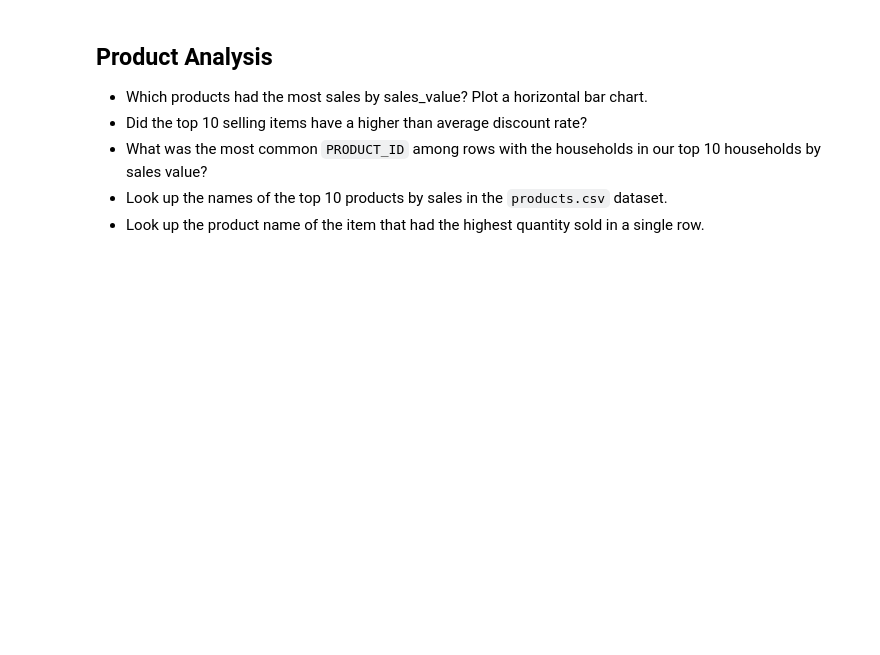
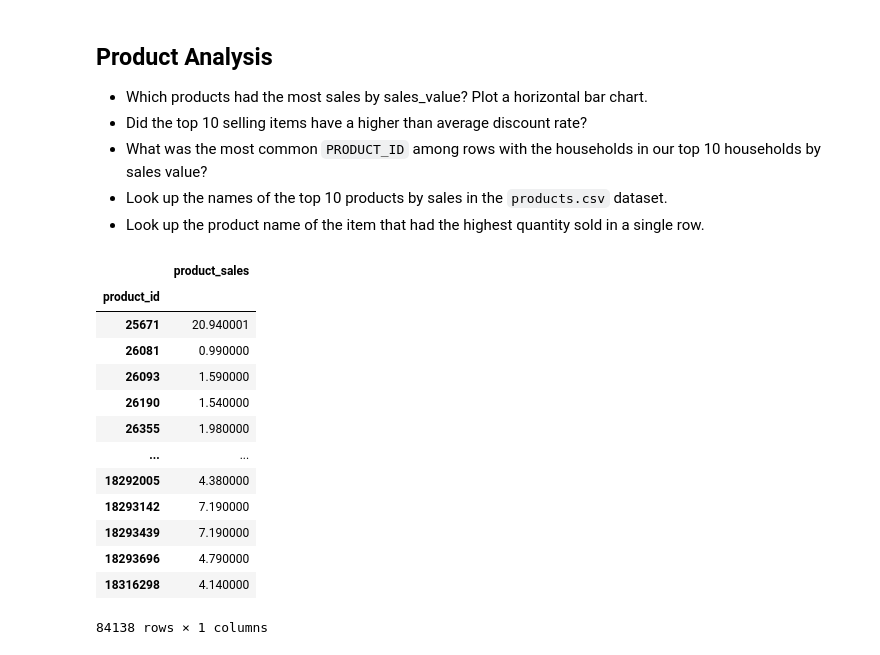
Before and after one commit to atsianis/Sales-Analysis-w-Pandas, a Jupyter notebook: section06_midcourse_project.ipynb, the cells around one changed output. Drawn from its saved outputs; the diff is of its cells as text; code cells hidden in the pictures; blank space fills up the shorter version.

```diff
--- a/section06_midcourse_project.ipynb
+++ b/section06_midcourse_project.ipynb
@@ -312,3 +317,21 @@ sales_per_household.sort_values("household_sales" ,ascending=False).iloc[:10].pl
 * What was the most common `PRODUCT_ID` among rows with the households in our top 10 households by sales value?
 * Look up the names of the  top 10 products by sales in the `products.csv` dataset.
 * Look up the product name of the item that had the highest quantity sold in a single row.
+# %%
+sales_by_product = transactions.groupby("product_id").agg(product_sales = ('sales_value', 'sum'))
+sales_by_product
+# %% [output]
+|  | product_sales |
+| product_id |  |
+| 25671 | 20.940001 |
+| 26081 | 0.990000 |
+| 26093 | 1.590000 |
+| 26190 | 1.540000 |
+| 26355 | 1.980000 |
+| ... | ... |
+| 18292005 | 4.380000 |
+| 18293142 | 7.190000 |
+| 18293439 | 7.190000 |
+| 18293696 | 4.790000 |
+| 18316298 | 4.140000 |
+84138 rows × 1 columns
```
Also changed, not shown: parts of 3 cells of this notebook.
